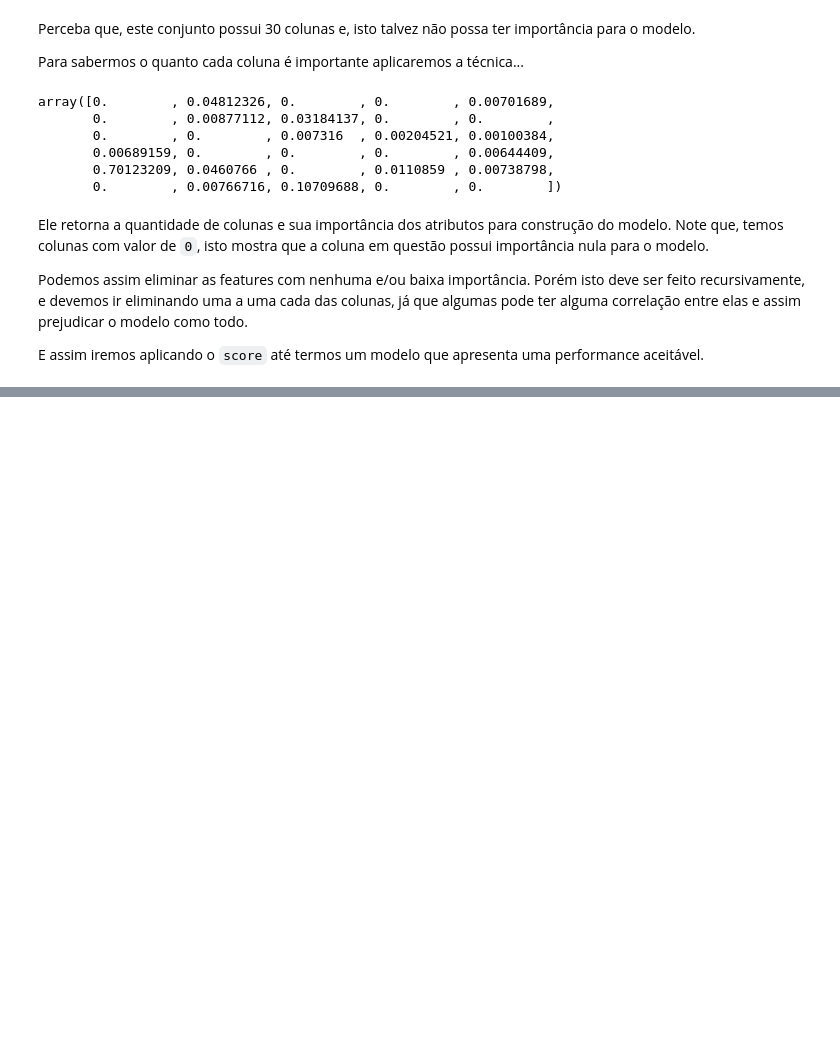
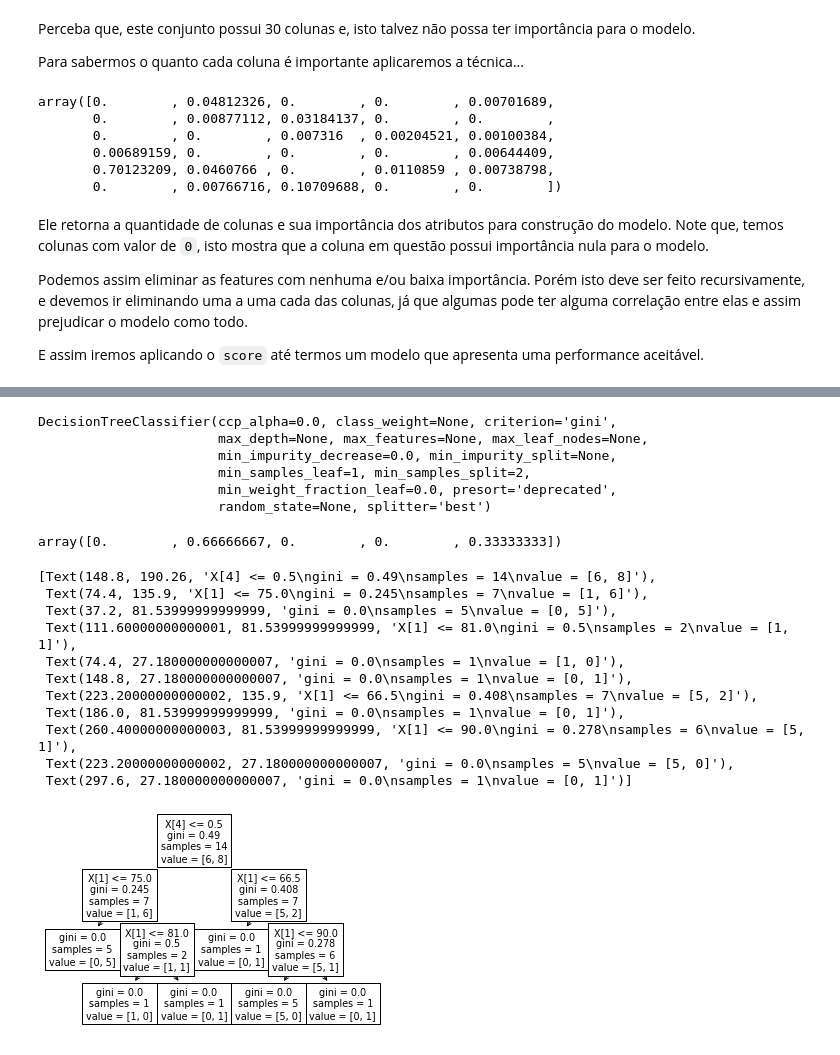
Before and after one commit to FGalvao77/Introducao-a-Machine-Learning, a Jupyter notebook: Árvore_de_decisão.ipynb, the cells around one changed output, grey strips where cells are left out. Saved outputs shown, nothing was run; the diff lists cells and outputs as text; code cells hidden in the pictures; blank space fills up the shorter version.

```diff
--- a/Árvore_de_decisão.ipynb
+++ b/Árvore_de_decisão.ipynb
@@ -266,0 +348,4 @@ E assim iremos aplicando o `score` até termos um modelo que apresenta uma perfo
+# %%
+# instanciando o alvo - label de treino
+y_treino = df_saude.iloc[:, -1]
+y_treino
@@ -266,0 +376,3 @@ E assim iremos aplicando o `score` até termos um modelo que apresenta uma perfo
+# %%
+# treinando o modelo
+model.fit(X_treino, y_treino)
@@ -266,0 +381,4 @@ E assim iremos aplicando o `score` até termos um modelo que apresenta uma perfo
+# %%
+# transformando os dados categóricos para numéricos
+X_treino_tratado = X_treino.replace({'N': 0, 'S': 1}) # definindo para N = 0 e S = 1
+X_treino_tratado
@@ -266,0 +401,35 @@ E assim iremos aplicando o `score` até termos um modelo que apresenta uma perfo
+# %%
+# treinando o modelo com os dados tratados
+model.fit(X_treino_tratado, y_treino)
+# %% [output]
+DecisionTreeClassifier(ccp_alpha=0.0, class_weight=None, criterion='gini',
+                       max_depth=None, max_features=None, max_leaf_nodes=None,
+                       min_impurity_decrease=0.0, min_impurity_split=None,
+                       min_samples_leaf=1, min_samples_split=2,
+                       min_weight_fraction_leaf=0.0, presort='deprecated',
+                       random_state=None, splitter='best')
+# %%
+# analizando a importâncias das featrures para o modelo
+model.feature_importances_
+# %% [output]
+array([0.        , 0.66666667, 0.        , 0.        , 0.33333333])
+# %%
+# gerando a árvore de decisão - visualização gráfica
+tree.plot_tree(model)
+
+# comando para visualizar imagens gráficas no jupyter notebook
+# se necessário, somente descomente o comando
+#%matplotlib inline
+# %% [output]
+[Text(148.8, 190.26, 'X[4] <= 0.5\ngini = 0.49\nsamples = 14\nvalue = [6, 8]'),
+ Text(74.4, 135.9, 'X[1] <= 75.0\ngini = 0.245\nsamples = 7\nvalue = [1, 6]'),
+ Text(37.2, 81.53999999999999, 'gini = 0.0\nsamples = 5\nvalue = [0, 5]'),
+ Text(111.60000000000001, 81.53999999999999, 'X[1] <= 81.0\ngini = 0.5\nsamples = 2\nvalue = [1, 1]'),
+ Text(74.4, 27.180000000000007, 'gini = 0.0\nsamples = 1\nvalue = [1, 0]'),
+ Text(148.8, 27.180000000000007, 'gini = 0.0\nsamples = 1\nvalue = [0, 1]'),
+ Text(223.20000000000002, 135.9, 'X[1] <= 66.5\ngini = 0.408\nsamples = 7\nvalue = [5, 2]'),
+ Text(186.0, 81.53999999999999, 'gini = 0.0\nsamples = 1\nvalue = [0, 1]'),
+ Text(260.40000000000003, 81.53999999999999, 'X[1] <= 90.0\ngini = 0.278\nsamples = 6\nvalue = [5, 1]'),
+ Text(223.20000000000002, 27.180000000000007, 'gini = 0.0\nsamples = 5\nvalue = [5, 0]'),
+ Text(297.6, 27.180000000000007, 'gini = 0.0\nsamples = 1\nvalue = [0, 1]')]
+[figure, added]
```
Also changed, not shown: parts of 38 cells of this notebook.
